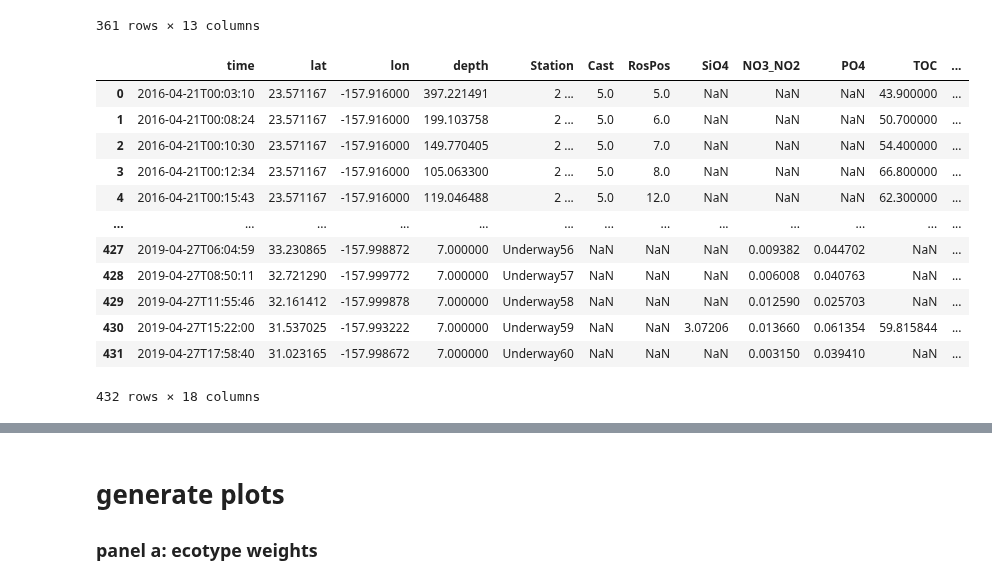
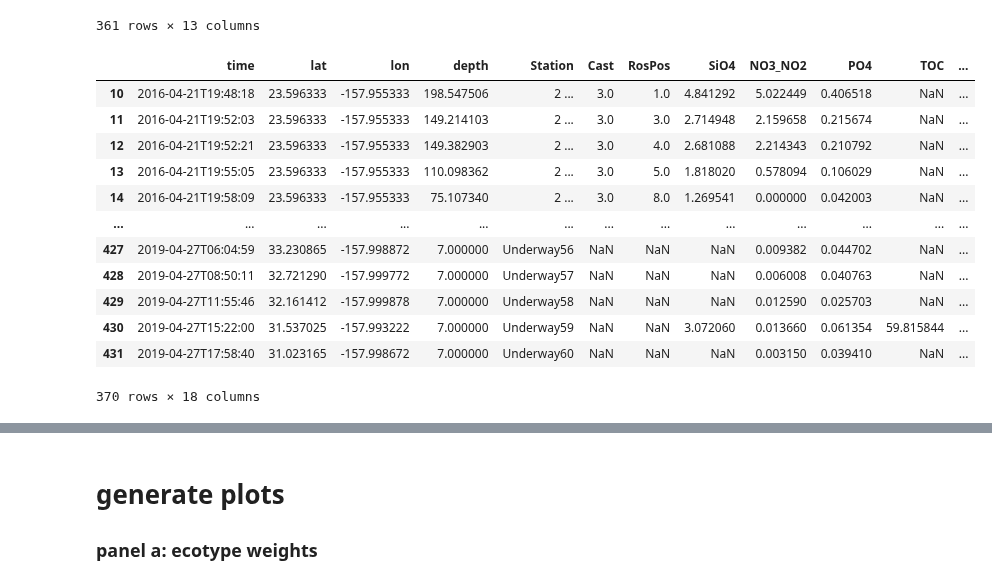
Before and after one commit to blasks/barnacle-manuscript, a Jupyter notebook: figures/7-interpretation/fe-n-clusters.ipynb, the cells around one changed output, grey strips where cells are left out. Drawn from its saved outputs; the diff is of its cells as text; code cells hidden in the pictures.

```diff
--- a/figures/7-interpretation/fe-n-clusters.ipynb
+++ b/figures/7-interpretation/fe-n-clusters.ipynb
@@ -284,29 +284,32 @@ fe_df
 # %%
 # import nitrogen data from G1, G2, G3
 
 # dissolved nitrate+nitrite (Karl lab)
-n_diss_df =  pd.concat([
+n_df =  pd.concat([
     api.get_dataset('tblKOK1606_Gradients1_Nutrients'),
     api.get_dataset('tblMGL1704_Gradients2_Nutrients'),
     api.get_dataset('tblKM1906_Gradients3_Organic_Inorganic_Nutrients').rename(columns={'NO3_plus_NO2': 'NO3_NO2'})
 ]).reset_index(drop=True)
-n_diss_df['year'] = pd.to_datetime(n_diss_df['time']).dt.year
+n_df['year'] = pd.to_datetime(n_diss_df['time']).dt.year
 
-n_diss_df
+# drop any rows that don't have nitrate+nitrite values
+n_df = n_df[n_df['NO3_NO2'].notna()]
+
+n_df
 # %% [output]
 |  | time | lat | lon | depth | Station | Cast | RosPos | SiO4 | NO3_NO2 | PO4 | TOC | ... |
-| 0 | 2016-04-21T00:03:10 | 23.571167 | -157.916000 | 397.221491 | 2 ... | 5.0 | 5.0 | NaN | NaN | NaN | 43.900000 | ... |
-| 1 | 2016-04-21T00:08:24 | 23.571167 | -157.916000 | 199.103758 | 2 ... | 5.0 | 6.0 | NaN | NaN | NaN | 50.700000 | ... |
-| 2 | 2016-04-21T00:10:30 | 23.571167 | -157.916000 | 149.770405 | 2 ... | 5.0 | 7.0 | NaN | NaN | NaN | 54.400000 | ... |
-| 3 | 2016-04-21T00:12:34 | 23.571167 | -157.916000 | 105.063300 | 2 ... | 5.0 | 8.0 | NaN | NaN | NaN | 66.800000 | ... |
-| 4 | 2016-04-21T00:15:43 | 23.571167 | -157.916000 | 119.046488 | 2 ... | 5.0 | 12.0 | NaN | NaN | NaN | 62.300000 | ... |
+| 10 | 2016-04-21T19:48:18 | 23.596333 | -157.955333 | 198.547506 | 2 ... | 3.0 | 1.0 | 4.841292 | 5.022449 | 0.406518 | NaN | ... |
+| 11 | 2016-04-21T19:52:03 | 23.596333 | -157.955333 | 149.214103 | 2 ... | 3.0 | 3.0 | 2.714948 | 2.159658 | 0.215674 | NaN | ... |
+| 12 | 2016-04-21T19:52:21 | 23.596333 | -157.955333 | 149.382903 | 2 ... | 3.0 | 4.0 | 2.681088 | 2.214343 | 0.210792 | NaN | ... |
+| 13 | 2016-04-21T19:55:05 | 23.596333 | -157.955333 | 110.098362 | 2 ... | 3.0 | 5.0 | 1.818020 | 0.578094 | 0.106029 | NaN | ... |
+| 14 | 2016-04-21T19:58:09 | 23.596333 | -157.955333 | 75.107340 | 2 ... | 3.0 | 8.0 | 1.269541 | 0.000000 | 0.042003 | NaN | ... |
 | ... | ... | ... | ... | ... | ... | ... | ... | ... | ... | ... | ... | ... |
 | 427 | 2019-04-27T06:04:59 | 33.230865 | -157.998872 | 7.000000 | Underway56 | NaN | NaN | NaN | 0.009382 | 0.044702 | NaN | ... |
 | 428 | 2019-04-27T08:50:11 | 32.721290 | -157.999772 | 7.000000 | Underway57 | NaN | NaN | NaN | 0.006008 | 0.040763 | NaN | ... |
 | 429 | 2019-04-27T11:55:46 | 32.161412 | -157.999878 | 7.000000 | Underway58 | NaN | NaN | NaN | 0.012590 | 0.025703 | NaN | ... |
-| 430 | 2019-04-27T15:22:00 | 31.537025 | -157.993222 | 7.000000 | Underway59 | NaN | NaN | 3.07206 | 0.013660 | 0.061354 | 59.815844 | ... |
+| 430 | 2019-04-27T15:22:00 | 31.537025 | -157.993222 | 7.000000 | Underway59 | NaN | NaN | 3.072060 | 0.013660 | 0.061354 | 59.815844 | ... |
 | 431 | 2019-04-27T17:58:40 | 31.023165 | -157.998672 | 7.000000 | Underway60 | NaN | NaN | NaN | 0.003150 | 0.039410 | NaN | ... |
-432 rows × 18 columns
+370 rows × 18 columns
 # %%
 # merge Fe data on dissolved N data
 
```
Also changed, not shown: parts of 8 cells of this notebook.
